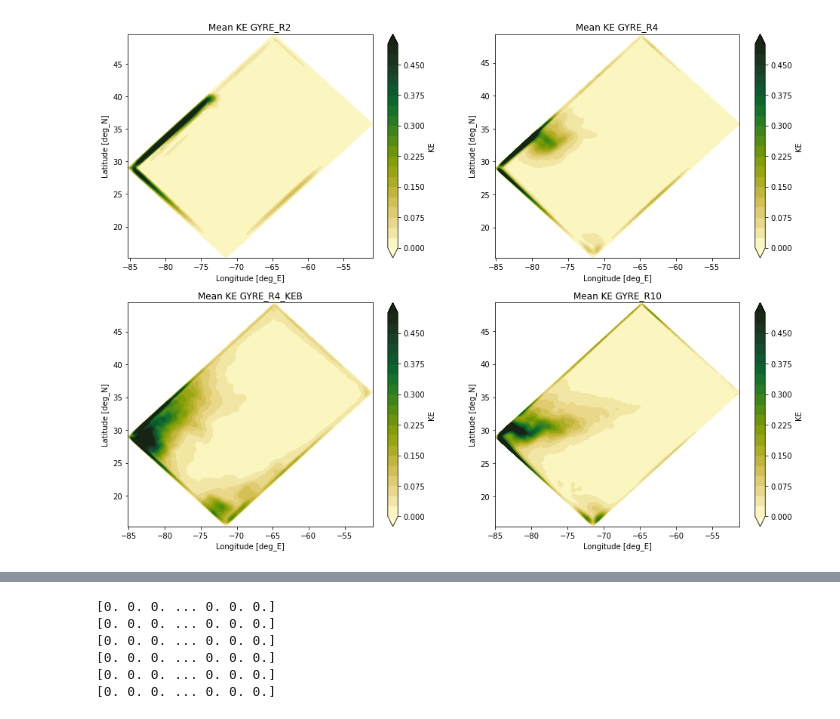
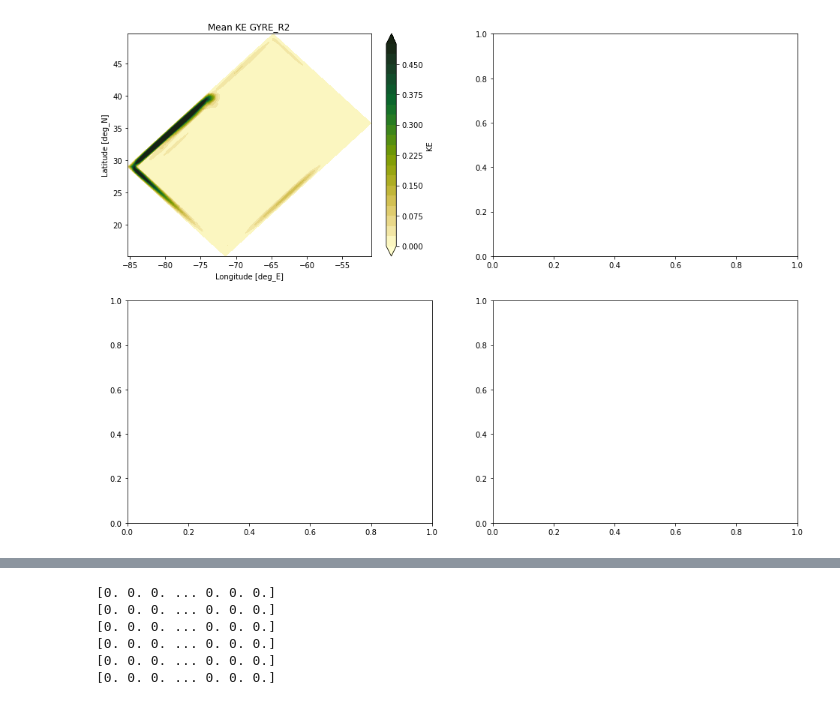
Before and after one commit to joakimkjellsson/gyre_analysis, a Jupyter notebook: GYRE.ipynb, the cells around one changed output, grey strips where cells are left out. Drawn from its saved outputs; the diff is of its cells as text; code cells hidden in the pictures.

Commit message:
updated GYRE with comments and cross section

```diff
--- a/GYRE.ipynb
+++ b/GYRE.ipynb
@@ -15,19 +17,21 @@ client
 # %%
 # Runs
 # %%
-nemo_dir = '/work/bb0519/b350090/models/release-4.0.1/cfgs/GYRE/'
+nemo_dir = '/Users/jkjellsson/Downloads/gyre_data/'
 
-names = ['GYRE_R2','GYRE_R4','GYRE_R10']
-exps  = ['EXP00_R2_GM','EXP00_R4','EXP00_R10']
+names = ['GYRE_R2'] #,'GYRE_R4','GYRE_R10']
+exps  = ['GYRE_R2_GM'] #,'GYRE_R4','GYRE_R10']
+res   = [2] #, 4, 10, 20]
 
 tfiles = []
 ffiles = []
 
 for exp in exps:
-    gyre = '%s/%s/GYRE_5d' % (nemo_dir,exp)
+    gyre = '%s/%s/GYRE_1y' % (nemo_dir,exp)
     print(gyre)
     ds_t = xr.open_mfdataset('%s*_grid_T.nc' % (gyre,), combine='by_coords')
-    ds_f = xr.open_mfdataset('%s*_grid_F.nc' % (gyre,), combine='by_coords')
     tfiles.append(ds_t)
-    ffiles.append(ds_f)
+    # these are the F-files with vorticity. skip for now.
+    #ffiles.append(ds_f)
+    #ds_f = xr.open_mfdataset('%s*_grid_F.nc' % (gyre,), combine='by_coords')
 # %% [output]
@@ -44,7 +45,8 @@ ax2 = axs2.flat
 for i in range(0,len(tfiles)):
 
     ds_t = tfiles[i]
-    ds_f = ffiles[i]
+    # comment out f-files for now
+    #ds_f = ffiles[i]
     name  = names[i]
 
     ds_t['ke_zint'].mean('x').mean('y').plot(ax=ax1,label=name)
@@ -64,18 +66,18 @@ for i in range(0,len(tfiles)):
     ax2[i].set_ylabel('Latitude [deg_N]')
 
     # Snapshot of last time step rel vor
-    rvo_lev = np.linspace(-2,2,21) * 1e-5
-    cmap = cmocean.cm.curl
-    fig_rvo, ax_rvo = plt.subplots(1,1)
-    cf = ax_rvo.tricontourf( ds_f['nav_lon'].values.flatten(),
-                             ds_f['nav_lat'].values.flatten(),
-                             ds_f['relvor'][-1,0,:,:].values.flatten(),
-                             levels = rvo_lev, cmap=cmap, extend='both' )
-    cb = plt.colorbar(cf, ax=ax_rvo)
-    cb.set_label('Rel. vort.')
-    ax_rvo.set_xlabel('Longitude [deg_E]')
-    ax_rvo.set_ylabel('Latitude [deg_N]')
-    fig_rvo.savefig('%s_rvo_last_step.png' % (name,),format='png')
+    #rvo_lev = np.linspace(-2,2,21) * 1e-5
+    #cmap = cmocean.cm.curl
+    #fig_rvo, ax_rvo = plt.subplots(1,1)
+    #cf = ax_rvo.tricontourf( ds_f['nav_lon'].values.flatten(),
+    #                         ds_f['nav_lat'].values.flatten(),
+    #                         ds_f['relvor'][:,0,:,:].values.flatten(),
+    #                         levels = rvo_lev, cmap=cmap, extend='both' )
+    #cb = plt.colorbar(cf, ax=ax_rvo)
+    #cb.set_label('Rel. vort.')
+    #ax_rvo.set_xlabel('Longitude [deg_E]')
+    #ax_rvo.set_ylabel('Latitude [deg_N]')
+    #fig_rvo.savefig('%s_rvo_last_step.png' % (name,),format='png')
 
 ax1.set_xlabel('Years')
 ax1.legend()
@@ -92,28 +90,27 @@ fig2.savefig('SSH_mean.png',format='png')
 # %%
 # Plot global mean KE
 fig1, axs1 = plt.subplots(2,2,figsize=(16,12))
 ax1 = axs1.flat
 
 for i in range(0,len(tfiles)):
 
     ds_t = tfiles[i]
-    ds_f = ffiles[i]
     name  = names[i]
 
     # Mean KE
     ke_lev = np.linspace(0,0.5,21)
     cmap = cmocean.cm.speed
     x = ds_t['nav_lon'].values.flatten()
     y = ds_t['nav_lat'].values.flatten()
     z = ds_t['ke'].sel(time_counter = slice('0030-01-01T00:00:00','0040-01-01T00:00:00')).mean('time_counter')[0,:,:].values.flatten()
     cf = ax1[i].tricontourf( x, y, z,
                              levels = ke_lev, cmap=cmap, extend='both' )
     cb = plt.colorbar(cf, ax=ax1[i])
     cb.set_label('KE')
     ax1[i].set_title('Mean KE %s' % (name,))
     ax1[i].set_xlabel('Longitude [deg_E]')
     ax1[i].set_ylabel('Latitude [deg_N]')
 
 fig1.savefig('KE_mean.png',format='png')
 # %% [output]
-[figure, old version]
+[figure, new version]
```
Also changed, not shown: parts of 4 cells of this notebook.
